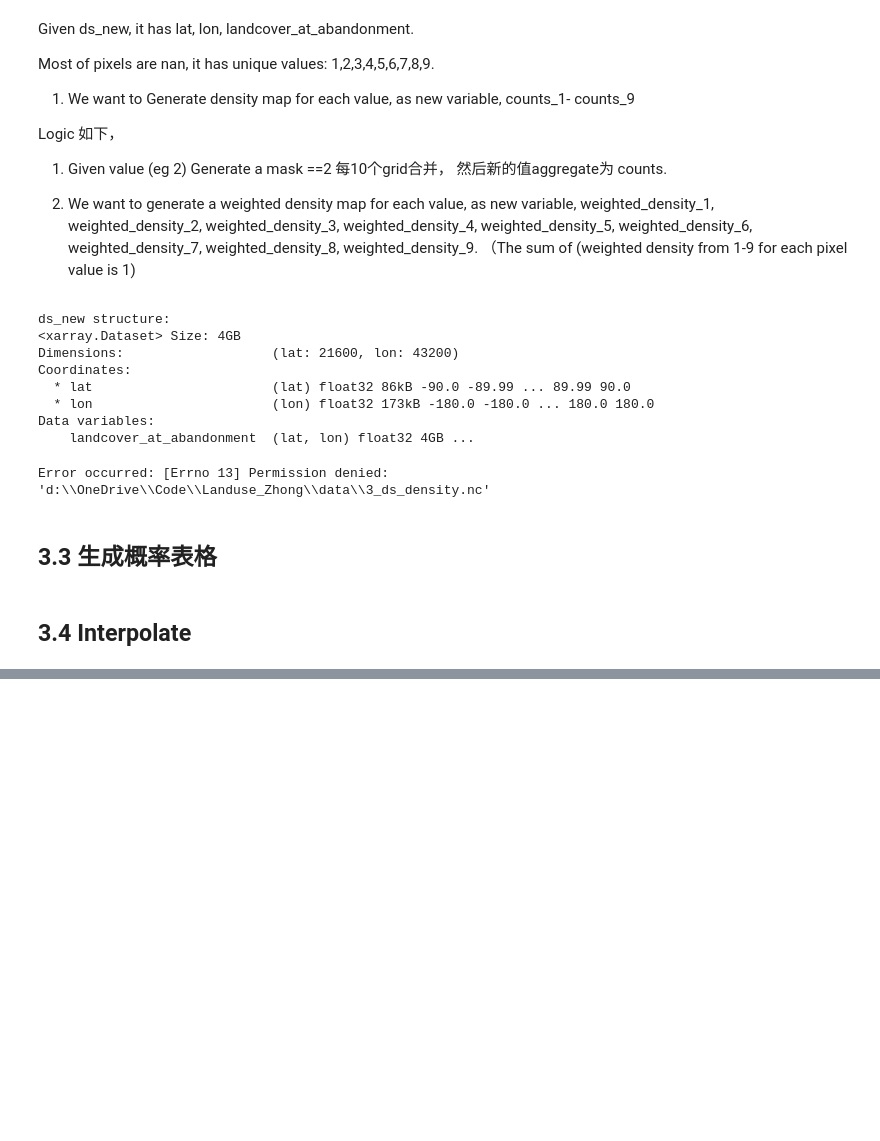
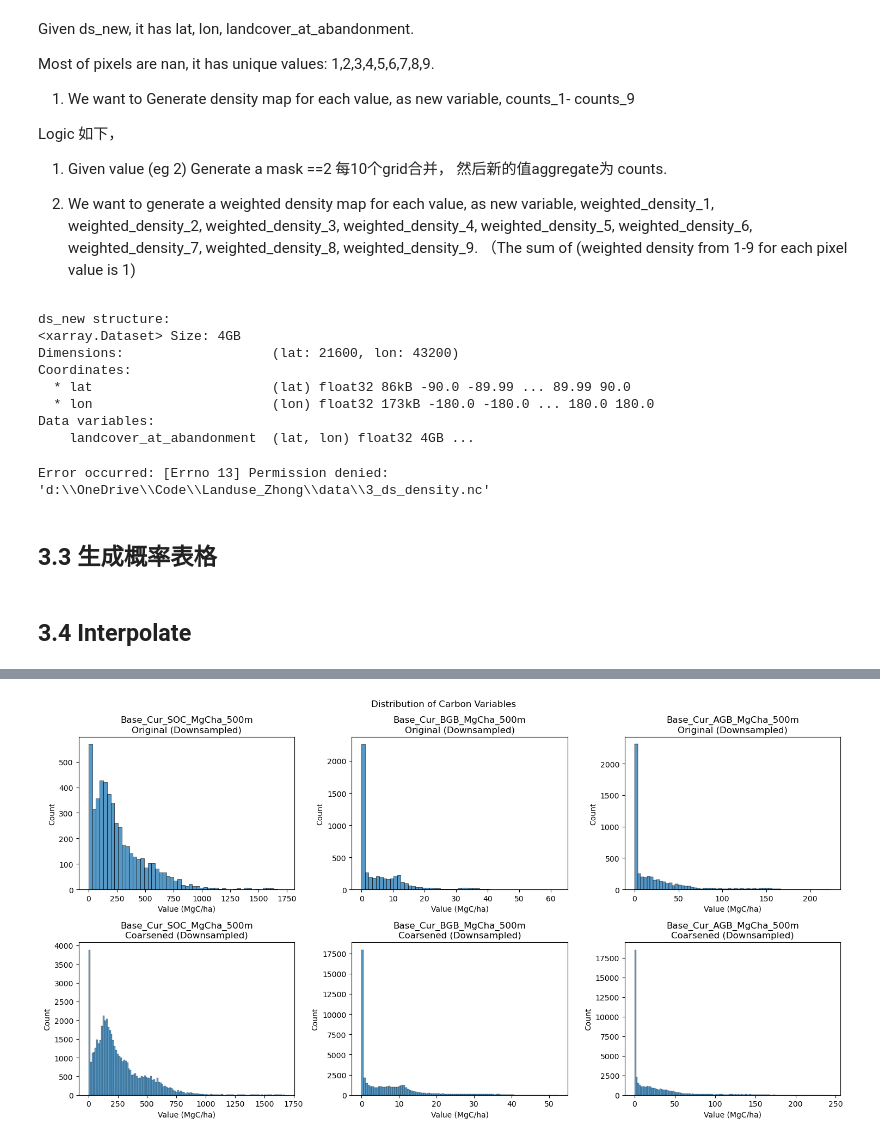
Before and after one commit to px39n/Landuse_Zhong, a Jupyter notebook: 4.1 Emission_reduction_potential.ipynb, the cells around one changed output, grey strips where cells are left out. Cells and saved outputs as stored; diff of their text form; code cells hidden in the pictures; blank space fills up the shorter version.

Commit message:
emission

```diff
--- a/4.1 Emission_reduction_potential.ipynb
+++ b/4.1 Emission_reduction_potential.ipynb
@@ -926,0 +959,14 @@ Get E(Y)
+# %%
+import pandas as pd
+from function import *
+
+ds_carbon=load_all_ds_emission()
+df_prediction=pd.read_csv('data/4.1_prediction_net_weighted.csv')
+
+
+df_prediction['lon'] = df_prediction['lon'].astype('float32')
+df_prediction['lat'] = df_prediction['lat'].astype('float32')
+
+
+
+ds_carbon
@@ -926,0 +992,60 @@ Get E(Y)
+# %%
+# Plot distribution of carbon variables with memory-efficient processing
+import matplotlib.pyplot as plt
+import seaborn as sns
+import numpy as np
+import dask.array as da
+
+variables = ['Base_Cur_SOC_MgCha_500m', 'Base_Cur_BGB_MgCha_500m', 'Base_Cur_AGB_MgCha_500m']
+
+# Create subplots for distributions
+fig, axes = plt.subplots(2, len(variables), figsize=(15, 8))
+fig.suptitle('Distribution of Carbon Variables')
+
+for i, var in enumerate(variables):
+    # Process data in smaller chunks with dask
+    data = ds_carbon[var]
+
+    # Downsample spatially first
+    data = data.coarsen(lat=10, lon=10, boundary='trim').mean()
+
+    # Convert to numpy array in chunks
+    chunk_size = 1000  # Smaller chunk size
+    sample_size = 50000  # Reduced sample size
+
+    data_chunks = []
+    for t in range(0, data.shape[0], chunk_size):
+        chunk = data[t:t+chunk_size].values
+        valid_data = chunk[~np.isnan(chunk)].flatten()
+        if len(valid_data) > 0:
+            # Take a small random sample from each chunk
+            if len(valid_data) > sample_size//10:
+                valid_data = np.random.choice(valid_data, size=sample_size//10, replace=False)
+            data_chunks.append(valid_data)
+        if len(np.concatenate(data_chunks)) >= sample_size:
+            break
+
+    if len(data_chunks) > 0:
+        combined_data = np.concatenate(data_chunks)
+        if len(combined_data) > sample_size:
+            combined_data = np.random.choice(combined_data, size=sample_size, replace=False)
+
+        # Plot original distribution
+        sns.histplot(data=combined_data, ax=axes[0,i])
+        axes[0,i].set_title(f'{var}\nOriginal (Downsampled)')
+        axes[0,i].set_xlabel('Value (MgC/ha)')
+
+        # Plot coarsened distribution
+        coarse = data.coarsen(lat=10, lon=10).mean().values.flatten()
+        coarse = coarse[~np.isnan(coarse)]
+        if len(coarse) > sample_size:
+            coarse = np.random.choice(coarse, size=sample_size, replace=False)
+
+        sns.histplot(data=coarse, ax=axes[1,i])
+        axes[1,i].set_title(f'{var}\nCoarsened (Downsampled)')
+        axes[1,i].set_xlabel('Value (MgC/ha)')
+
+plt.tight_layout()
+plt.show()
+# %% [output]
+[figure, added]
```
Also changed, not shown: parts of 18 cells of this notebook, 9 other files.
